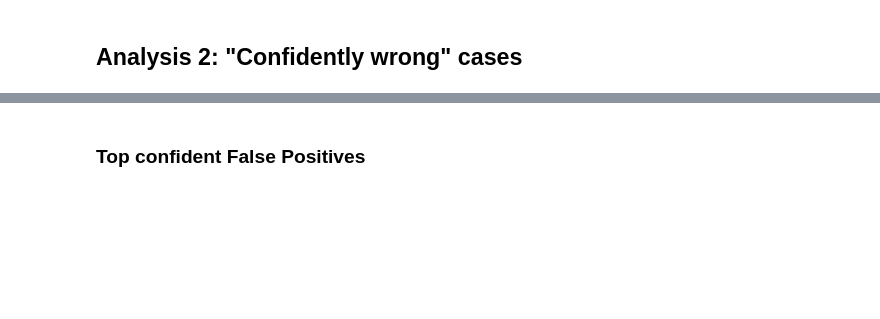
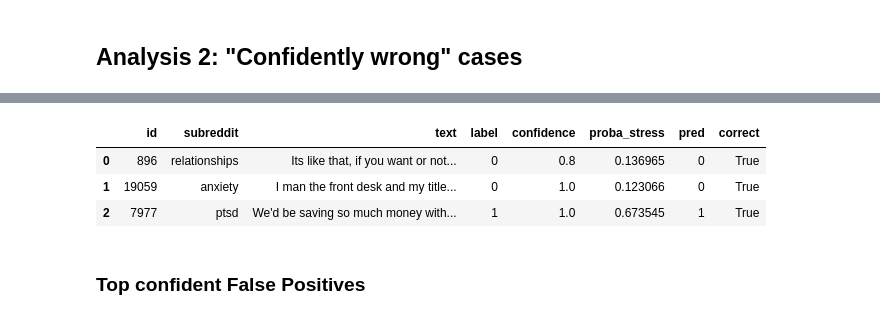
Before and after one commit to beckhamtoh/DSA4262, a Jupyter notebook: Individual Assignment 2/Assignment 2.ipynb, the cells around one changed output, grey strips where cells are left out. Cells and saved outputs as stored; diff of their text form; code cells hidden in the pictures; blank space fills up the shorter version.

```diff
--- a/Individual Assignment 2/Assignment 2.ipynb
+++ b/Individual Assignment 2/Assignment 2.ipynb
@@ -179,21 +202,25 @@ Name: label, dtype: float64
 # %% [markdown]
 # Build feature lists
 this is so we can automatically detect numeric feature columns so that it works even if column order is different for the train and test data
+# %%
+# helper function to create new feature "word_count" which counts the number of words in the text column
+def add_basic_features(df: pd.DataFrame) -> pd.DataFrame:
+    df = df.copy()
+    df["word_count"] = df[TEXT_COL].str.split().apply(len)
+    return df
+
+train_df = add_basic_features(train_df)
+test_df  = add_basic_features(test_df)
 # %%
-# Numeric columns = all number-like columns except target
+# numeric_cols refers to all number-like columns except target (e.g. LIWC, sentiment etc.)
 numeric_cols = []
 for c in train_df.columns:
-    if c in [TARGET_COL, TEXT_COL, GROUP_COL]:
+    if c in [TARGET_COL, TEXT_COL, GROUP_COL, ID_COL]:
+        # we remove target, text, group, and id columns from numeric_cols since they are not features we want to use for modeling
         continue
     if pd.api.types.is_numeric_dtype(train_df[c]):
         numeric_cols.append(c)
 
-# Sometimes IDs are numeric but not useful as features
-for drop in [ID_COL]:
-    if drop in numeric_cols:
-        print(f"Dropping numeric column: {drop}")
-        numeric_cols.remove(drop)
-
 print("Num numeric feature cols:", len(numeric_cols))
 numeric_cols[:]
 # %% [output]
@@ -278,20 +358,21 @@ print(classification_report(test_df[TARGET_COL], test_pred, digits=3))
 X = train_df.copy()
 y = train_df[TARGET_COL].values
 
-cv = StratifiedKFold(n_splits=5, shuffle=True, random_state=RANDOM_SEED)
+cv = StratifiedKFold(n_splits=5, shuffle=True, random_state=4262)
+
 
 param_grid = {
-    "preprocess__text__ngram_range": [(1,1), (1,2)],
-    "preprocess__text__min_df": [2, 5],
-    "clf__C": [0.25, 0.5, 1.0, 2.0, 4.0]
+    "preprocess__text__ngram_range": [(1,1), (1,2), (1,3)], # unigrams vs unigrams+bigrams vs unigrams+bigrams+trigrams
+    "preprocess__text__min_df": [2, 4, 6], # min document frequency for text features
+    "clf__C": [0.25, 0.5, 1.0, 2.0, 4.0] # logistic regression regularization strength (smaller C => stronger regularization)
 }
 
 gs = GridSearchCV(
     estimator=model,
     param_grid=param_grid,
-    scoring="f1",
+    scoring="f1", # optimize for F1 score
     cv=cv,
-    n_jobs=-1,
+    n_jobs=-1, # use all available CPU cores to speed up grid search since it can be computationally expensive with many parameter combinations and cross-validation folds
     verbose=1
 )
 
@@ -398,10 +585,16 @@ plt.show()
 # %%
 analysis_df = test_df[[ID_COL, GROUP_COL, TEXT_COL, TARGET_COL, CONF_COL]].copy()
 analysis_df["proba_stress"] = test_proba
 analysis_df["pred"] = test_pred
 analysis_df["correct"] = (analysis_df["pred"] == analysis_df[TARGET_COL])
 
+pd.set_option("display.max_colwidth", None)
 analysis_df.head(3)
+# %% [output]
+|  | id | subreddit | text | label | confidence | proba_stress | pred | correct |
+| 0 | 896 | relationships | Its like that, if you want or not... | 0 | 0.8 | 0.136965 | 0 | True |
+| 1 | 19059 | anxiety | I man the front desk and my title... | 0 | 1.0 | 0.123066 | 0 | True |
+| 2 | 7977 | ptsd | We'd be saving so much money with... | 1 | 1.0 | 0.673545 | 1 | True |
 # %% [markdown]
 ### Top confident False Positives
 # %%
```
Also changed, not shown: parts of 55 cells of this notebook, 1 other file.
